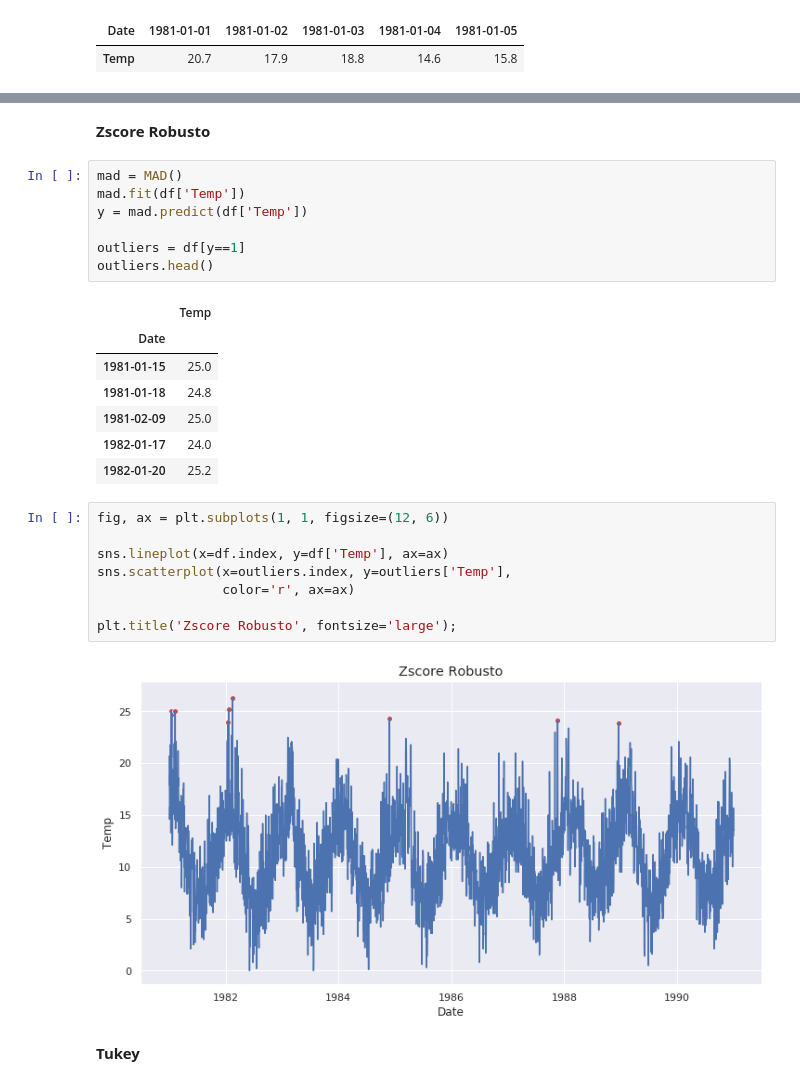
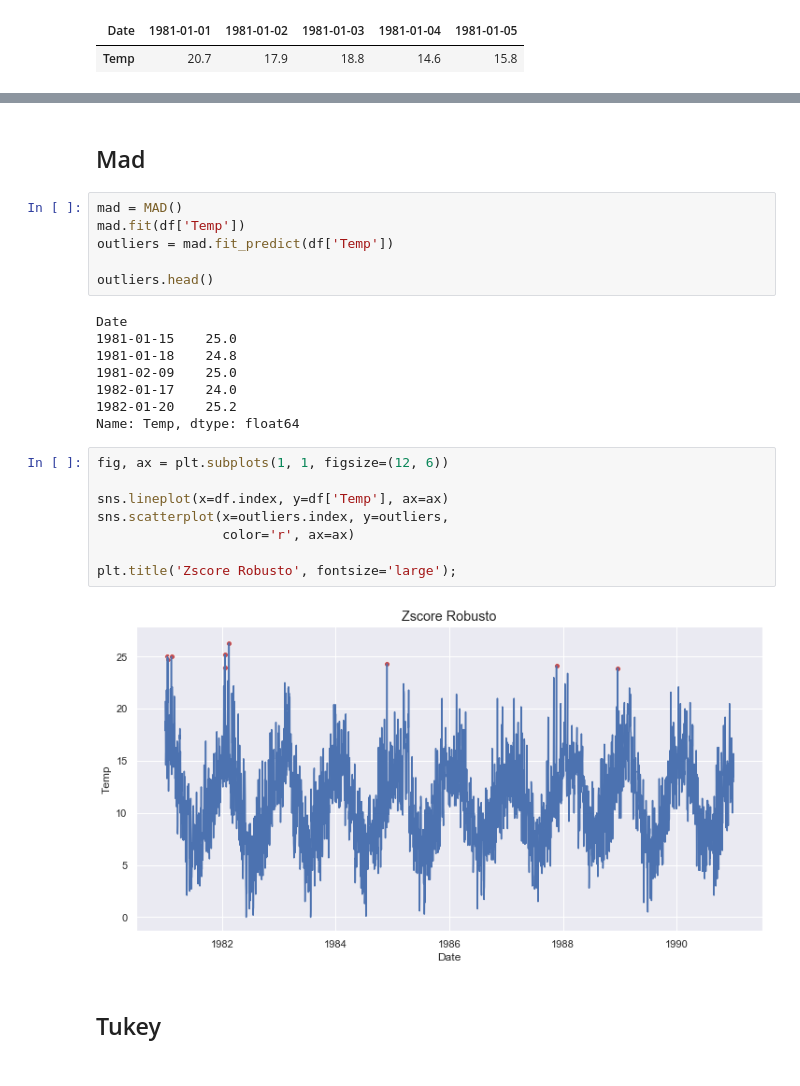
Before and after one commit to Fillipedem/pyanomaly, a Jupyter notebook: index.ipynb, the cells around one changed output, grey strips where cells are left out. Saved outputs shown, nothing was run; the diff lists cells and outputs as text.

```diff
--- a/index.ipynb
+++ b/index.ipynb
@@ -41,31 +41,30 @@ df.plot(figsize=(8, 4));
-# %% [markdown]
-**Zscore Robusto**
+# %% [markdown]
+## Mad
 # %%
 mad = MAD()
 mad.fit(df['Temp'])
-y = mad.predict(df['Temp'])
+outliers = mad.fit_predict(df['Temp'])
 
-outliers = df[y==1]
 outliers.head()
 # %% [output]
-|  | Temp |
-| Date |  |
-| 1981-01-15 | 25.0 |
-| 1981-01-18 | 24.8 |
-| 1981-02-09 | 25.0 |
-| 1982-01-17 | 24.0 |
-| 1982-01-20 | 25.2 |
+Date
+1981-01-15    25.0
+1981-01-18    24.8
+1981-02-09    25.0
+1982-01-17    24.0
+1982-01-20    25.2
+Name: Temp, dtype: float64
 # %%
 fig, ax = plt.subplots(1, 1, figsize=(12, 6))
 
 sns.lineplot(x=df.index, y=df['Temp'], ax=ax)
-sns.scatterplot(x=outliers.index, y=outliers['Temp'],
+sns.scatterplot(x=outliers.index, y=outliers,
                 color='r', ax=ax)
 
 plt.title('Zscore Robusto', fontsize='large');
 # %% [output]
-[figure, old version]
+[figure, new version]
 # %% [markdown]
-**Tukey**
+## Tukey
 # %%
 tu = Tukey()
```
Also changed, not shown: parts of 11 cells of this notebook, 19 other files.
